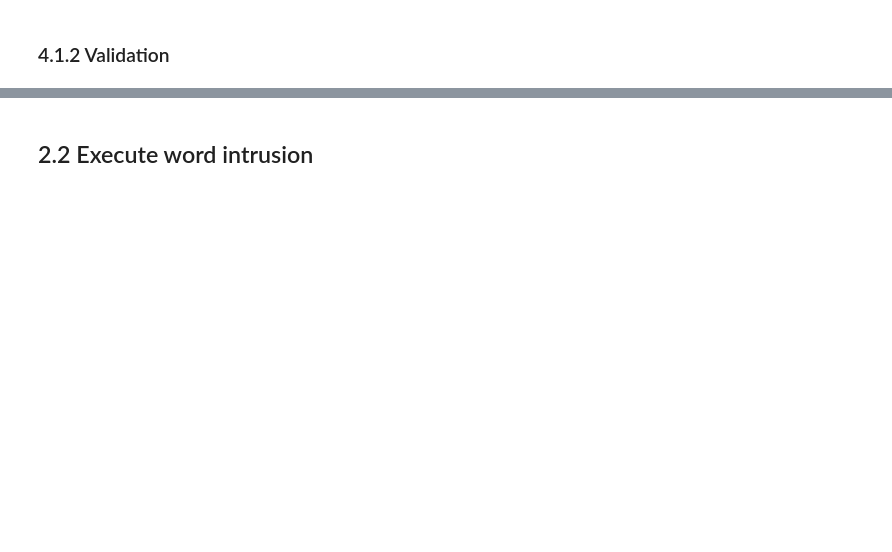
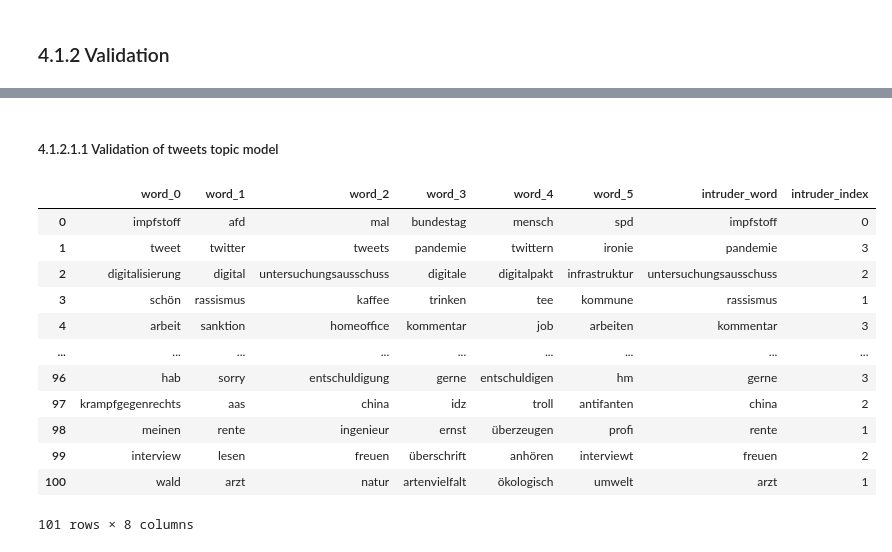
Before and after one commit to JakobLangenbahn/amca, a Jupyter notebook: notebooks/4.1.2-jl-topic-model-validation.ipynb, the cells around one changed output, grey strips where cells are left out. Drawn from its saved outputs; the diff is of its cells as text; code cells hidden in the pictures; blank space fills up the shorter version.

```diff
--- a/notebooks/4.1.2-jl-topic-model-validation.ipynb
+++ b/notebooks/4.1.2-jl-topic-model-validation.ipynb
@@ -48,21 +34,21 @@ def choose_random_document(index):
-# %%
-for i in range(100):
-    if choose_random_document(i) == None:
-        print("None value in index: " + str(i))
 # %%
-records_list = []
-for i in range(100):
-    word_list = []
-    for j in range(5):
-        word_list.append(topic_model.get_topic(i)[j][0])
-    intruder_word = topic_model.get_topic(choose_random_document(i))[0][0]
-    intruder_position = random.randrange(4)
-    word_list.insert(intruder_position, intruder_word)
-    word_list.append(intruder_word)
-    word_list.append(intruder_position)
-    records_list.append(word_list)
-df = pd.DataFrame.from_records(records_list)
-df.columns = ["word_0", "word_1", "word_2", "word_3", "word_4", "word_5", "intruder_word", "intruder_index"]
+def create_word_intrusion_dataset(topic_model):
+    number_documents = len(topic_model.get_topics())
+    records_list = []
+    for i in range(number_documents):
+        word_list = []
+        for j in range(5):
+            word_list.append(topic_model.get_topic(i-1)[j][0])
+        intruder_word = topic_model.get_topic(choose_random_document(i-1, number_documents))[0][0]
+        intruder_position = random.randrange(4)
+        word_list.insert(intruder_position, intruder_word)
+        word_list.append(intruder_word)
+        word_list.append(intruder_position)
+        records_list.append(word_list)
+    word_intrusion_df = pd.DataFrame.from_records(records_list)
+    word_intrusion_df.columns = ["word_0", "word_1", "word_2", "word_3", "word_4", "word_5",
+                                 "intruder_word", "intruder_index"]
+    return word_intrusion_df
 # %%
 def generate_annotator_set(df, number_label, number_iaa, name_1, name_2):
     length = df.shape[0]
@@ -165,2 +160,24 @@ def word_intrusion_test(word_df, name):
 # %% [markdown]
-## 2.2 Execute word intrusion
+##### 4.1.2.1.1 Validation of tweets topic model
+# %%
+# Load model
+topic_model_tweets = BERTopic.load("../models/bertopic_tweets")
+# %%
+# Create candidate dataset
+word_intrusion_dataset_tweets = create_word_intrusion_dataset(topic_model_tweets)
+# %%
+word_intrusion_dataset_tweets
+# %% [output]
+|  | word_0 | word_1 | word_2 | word_3 | word_4 | word_5 | intruder_word | intruder_index |
+| 0 | impfstoff | afd | mal | bundestag | mensch | spd | impfstoff | 0 |
+| 1 | tweet | twitter | tweets | pandemie | twittern | ironie | pandemie | 3 |
+| 2 | digitalisierung | digital | untersuchungsausschuss | digitale | digitalpakt | infrastruktur | untersuchungsausschuss | 2 |
+| 3 | schön | rassismus | kaffee | trinken | tee | kommune | rassismus | 1 |
+| 4 | arbeit | sanktion | homeoffice | kommentar | job | arbeiten | kommentar | 3 |
+| ... | ... | ... | ... | ... | ... | ... | ... | ... |
+| 96 | hab | sorry | entschuldigung | gerne | entschuldigen | hm | gerne | 3 |
+| 97 | krampfgegenrechts | aas | china | idz | troll | antifanten | china | 2 |
+| 98 | meinen | rente | ingenieur | ernst | überzeugen | profi | rente | 1 |
+| 99 | interview | lesen | freuen | überschrift | anhören | interviewt | freuen | 2 |
+| 100 | wald | arzt | natur | artenvielfalt | ökologisch | umwelt | arzt | 1 |
+101 rows × 8 columns
```
Also changed, not shown: parts of 64 cells of this notebook, 5 other files.
